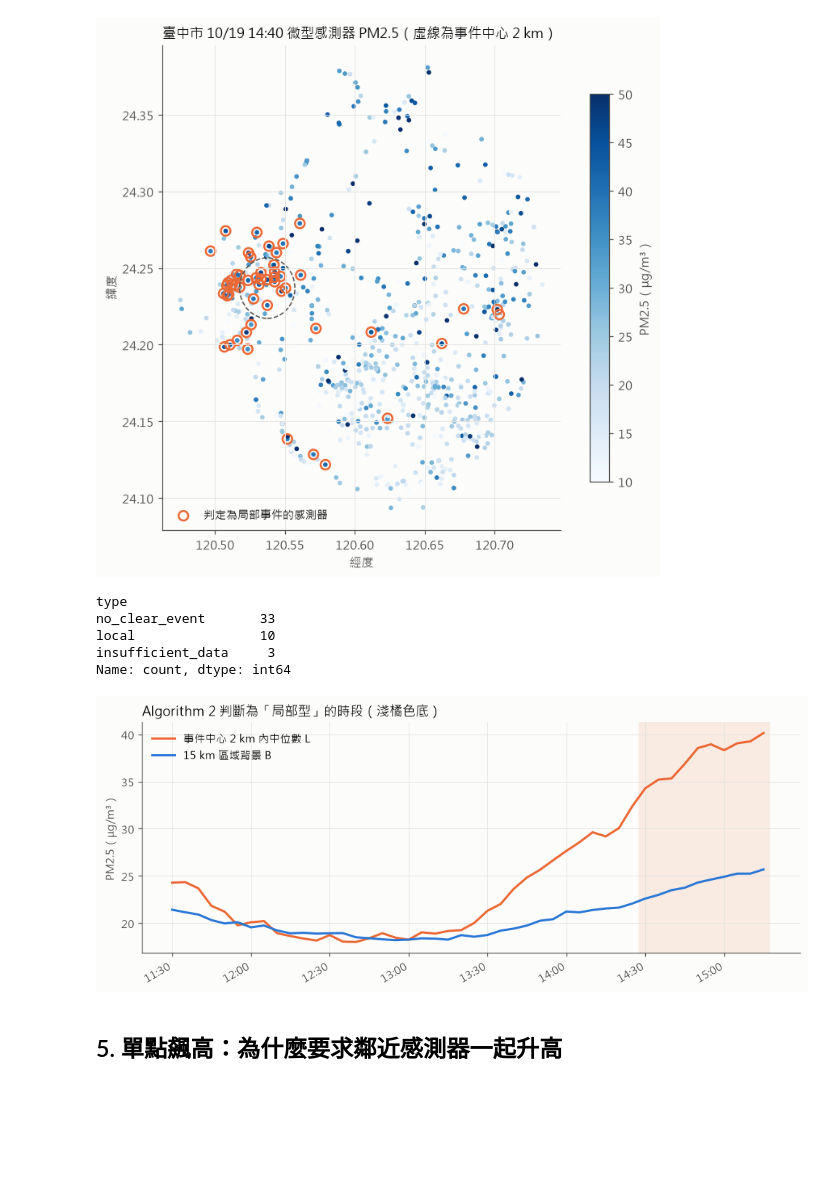
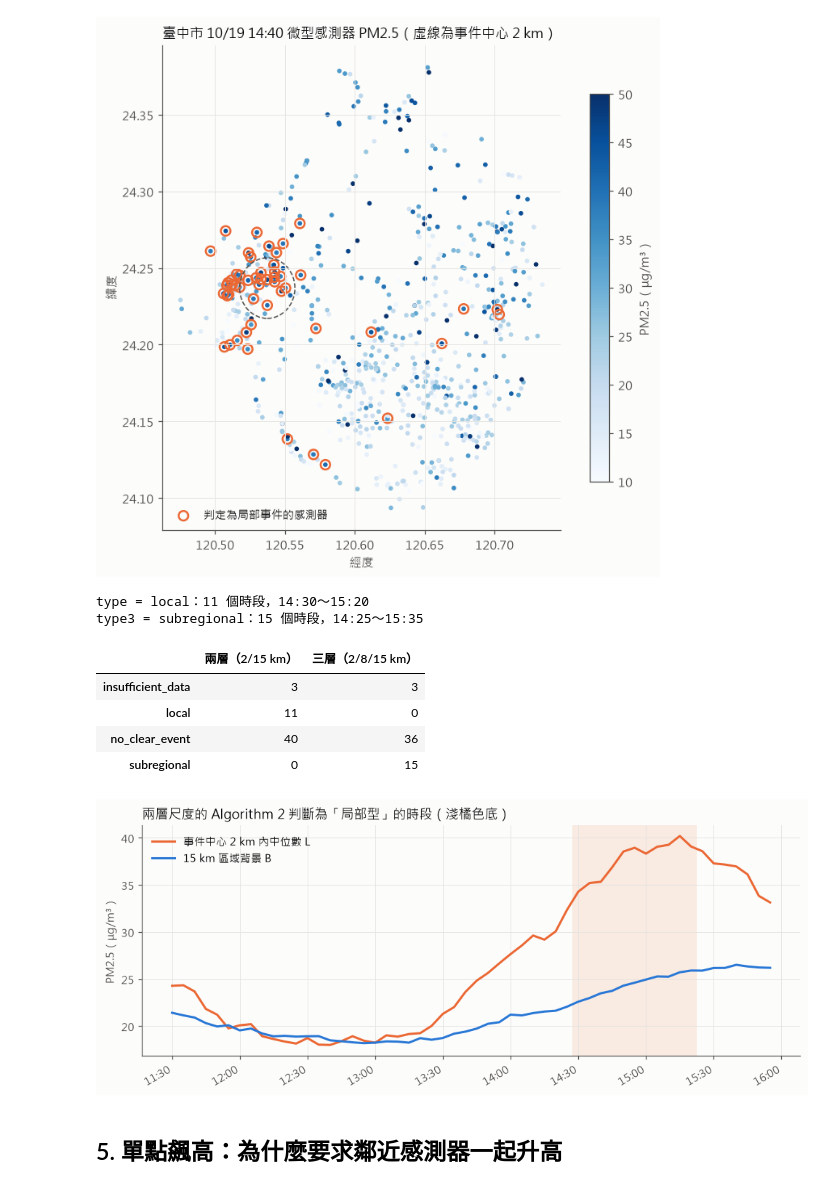
Before and after one commit to A0966411725-png/AirSleuth, a Jupyter notebook: notebooks/T-20_spatial_eda.ipynb, the cells around one changed output. Cells and saved outputs as stored; diff of their text form; code cells hidden in the pictures; blank space fills up the shorter version.

```diff
--- a/notebooks/T-20_spatial_eda.ipynb
+++ b/notebooks/T-20_spatial_eda.ipynb
@@ -119,9 +120,11 @@ ev = lab[lab.pattern == "local_event"]
 peak_t = ev.groupby("time").size().idxmax()
 ids = ev[ev.time == peak_t].station_id.unique()
 lat0, lon0 = r["st"].loc[ids, "lat"].median(), r["st"].loc[ids, "lon"].median()
+P2 = sp.Params(r_sub_km=None)  # 原本的兩層尺度（2 km／15 km），第 7 節再和三層比較
 series = pd.DataFrame([sp.metrics_at(r["mx"], r["st"], r["base"], t, lat0, lon0, P) for t in r["mx"].index]).set_index("time")
-series["type"] = [sp.classify(m, P) for m in series.reset_index().to_dict("records")]
+series["type"] = [sp.classify(m, P2) for m in series.reset_index().to_dict("records")]
+series["type3"] = [sp.classify(m, P) for m in series.reset_index().to_dict("records")]
 print(f"高峰時間 {peak_t:%H:%M}，事件感測器 {len(ids)} 個，中心 ({lat0:.4f}, {lon0:.4f})")
-series.loc[[peak_t], ["n_region", "n_local", "B", "L", "E", "C", "n_local_elevated", "type"]].round(2)
+series.loc[[peak_t], ["n_region", "n_local", "B", "L", "E", "C", "n_local_elevated", "C_sub", "C_ring", "type", "type3"]].round(2)
 # %% [output]
 高峰時間 14:40，事件感測器 59 個，中心 (24.2369, 120.5373)
@@ -148,20 +151,25 @@ fig.tight_layout(); fig.savefig(FIG / "t20_fig3_taichung_event_map.png", dpi=160
 # %%
 fig, ax = plt.subplots(figsize=(9, 3.8))
 ax.plot(series.index, series["L"], color=ORANGE, linewidth=2, label="事件中心 2 km 內中位數 L")
 ax.plot(series.index, series["B"], color=BLUE, linewidth=2, label="15 km 區域背景 B")
 for t in series.index[series["type"] == sp.LOCAL]:
     ax.axvspan(t - pd.Timedelta("2.5min"), t + pd.Timedelta("2.5min"), color=ORANGE, alpha=0.12, linewidth=0)
 ax.set_ylabel("PM2.5（μg/m³）"); ax.legend(frameon=False, loc="upper left")
-ax.set_title("Algorithm 2 判斷為「局部型」的時段（淺橘色底）", loc="left", fontsize=12)
+ax.set_title("兩層尺度的 Algorithm 2 判斷為「局部型」的時段（淺橘色底）", loc="left", fontsize=12)
 [a.xaxis.set_major_formatter(HHMM) for a in fig.axes]; fig.autofmt_xdate(); fig.tight_layout(); fig.savefig(FIG / "t20_fig4_taichung_event_timeseries.png", dpi=160)
-series["type"].value_counts()
+for col, k in (("type", sp.LOCAL), ("type3", sp.SUBREGIONAL)):
+    tt = series.index[series[col] == k]
+    if len(tt): print(f"{col} = {k}：{len(tt)} 個時段，{tt.min():%H:%M}～{tt.max():%H:%M}")
+pd.DataFrame({"兩層（2/15 km）": series["type"].value_counts(), "三層（2/8/15 km）": series["type3"].value_counts()}).fillna(0).astype(int)
 # %% [output]
-type
-no_clear_event       33
-local                10
-insufficient_data     3
-Name: count, dtype: int64
+type = local：11 個時段，14:30～15:20
+type3 = subregional：15 個時段，14:25～15:35
+|  | 兩層（2/15 km） | 三層（2/8/15 km） |
+| insufficient_data | 3 | 3 |
+| local | 11 | 0 |
+| no_clear_event | 40 | 36 |
+| subregional | 0 | 15 |
-[figure, old version]
+[figure, new version]
 # %% [markdown]
 ## 5. 單點飆高：為什麼要求鄰近感測器一起升高
 # %%
```
Also changed, not shown: parts of 15 cells of this notebook, 10 other files.
